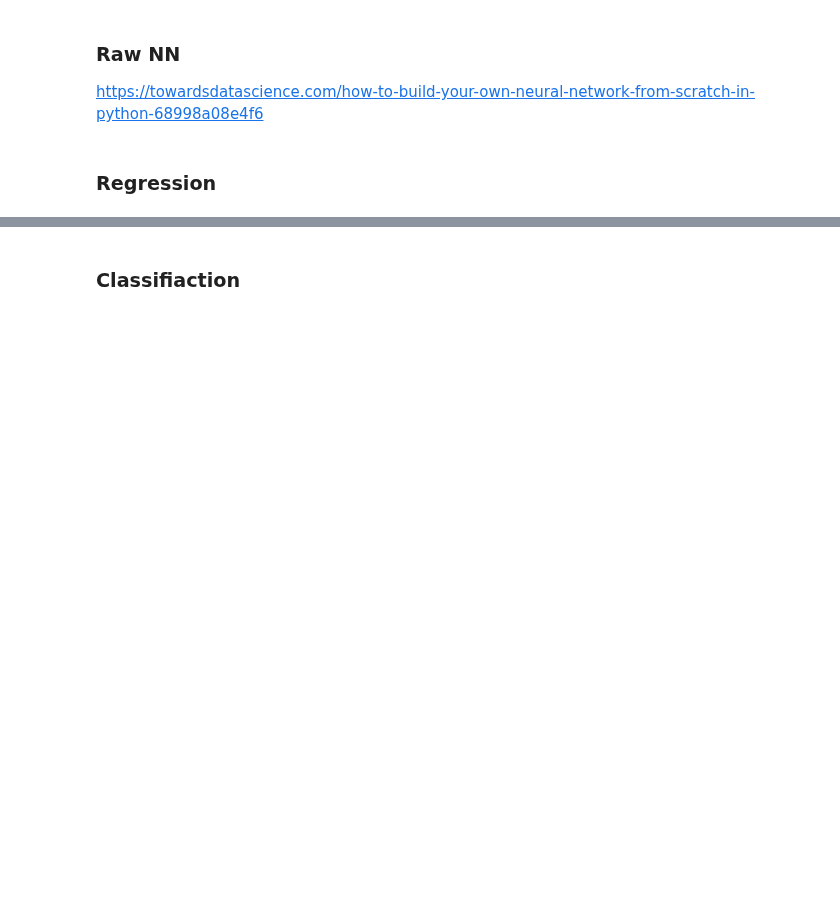
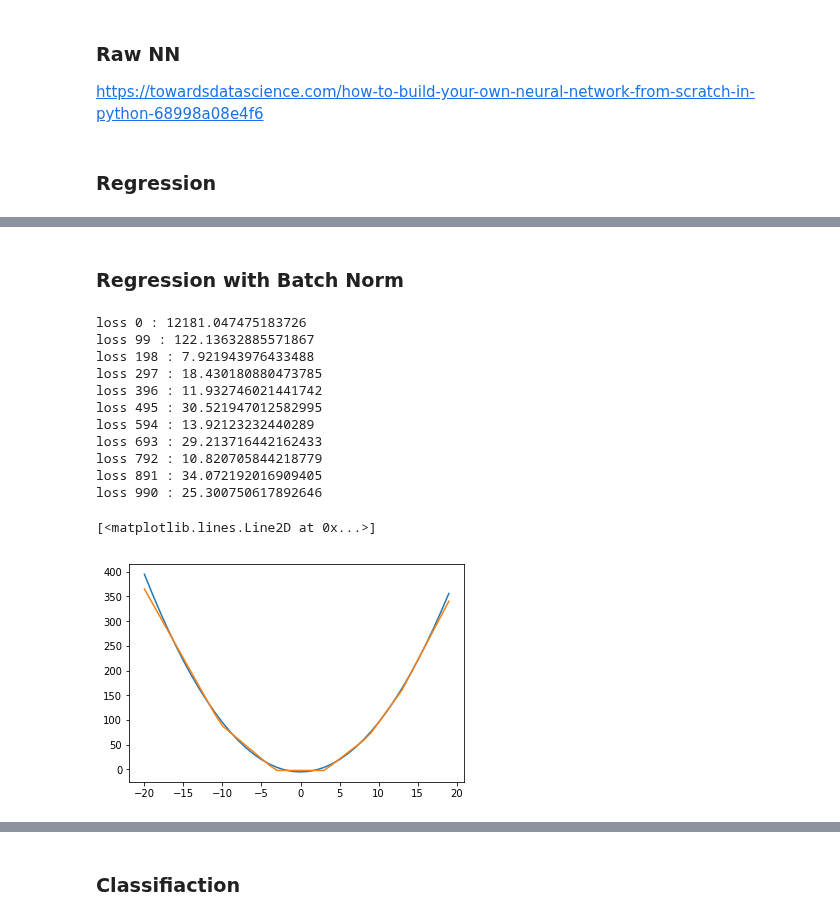
Before and after one commit to exitudio/numpy-neural-net, a Jupyter notebook: Neural Net Numpy.ipynb, the cells around one changed output, grey strips where cells are left out. Drawn from its saved outputs; the diff is of its cells as text; code cells hidden in the pictures; blank space fills up the shorter version.

Commit message:
finish batchnorm (but dosn't work well)

```diff
--- a/Neural Net Numpy.ipynb
+++ b/Neural Net Numpy.ipynb
@@ -84,0 +87,41 @@ array([[ 5.31330487, -1.88651092, -1.92384925,  1.93558904,  1.82796482,
+# %% [markdown]
+### Regression with Batch Norm
+# %%
+nn = NeuralNetwork(optimizer=Adam(), initializer=GlorotUniform())
+
+nn.sequence(
+    1,
+    Dense(6, Relu),
+    Dense(1),
+)
+for i in range(1000):
+    min = np.random.uniform(-20, -10)
+    max = np.random.uniform(10, 20)
+    input = np.random.uniform(min, max, (200, 1))
+#     input = np.random.uniform(-100, 100, (200, 1))
+#     input = 200 * np.random.randn(200, 1) - 100
+    output = np.power(input, 2) - 5
+
+    predict = nn.train(input, output, L2, learning_rate=0.1)
+    if i%99 is 0:
+        print(f'loss {i} :', predict['loss'])
+
+input = np.arange(-20,20).reshape(-1, 1)
+output = np.power(input, 2) - 5
+
+plt.plot(input, output)
+plt.plot(input, nn.predict(input))
+# %% [output]
+loss 0 : 12181.047475183726
+loss 99 : 122.13632885571867
+loss 198 : 7.921943976433488
+loss 297 : 18.430180880473785
+loss 396 : 11.932746021441742
+loss 495 : 30.521947012582995
+loss 594 : 13.92123232440289
+loss 693 : 29.213716442162433
+loss 792 : 10.820705844218779
+loss 891 : 34.072192016909405
+loss 990 : 25.300750617892646
+[<matplotlib.lines.Line2D at 0x...>]
+[figure, added]
```
Also changed, not shown: parts of 8 cells of this notebook, 1 other file.
